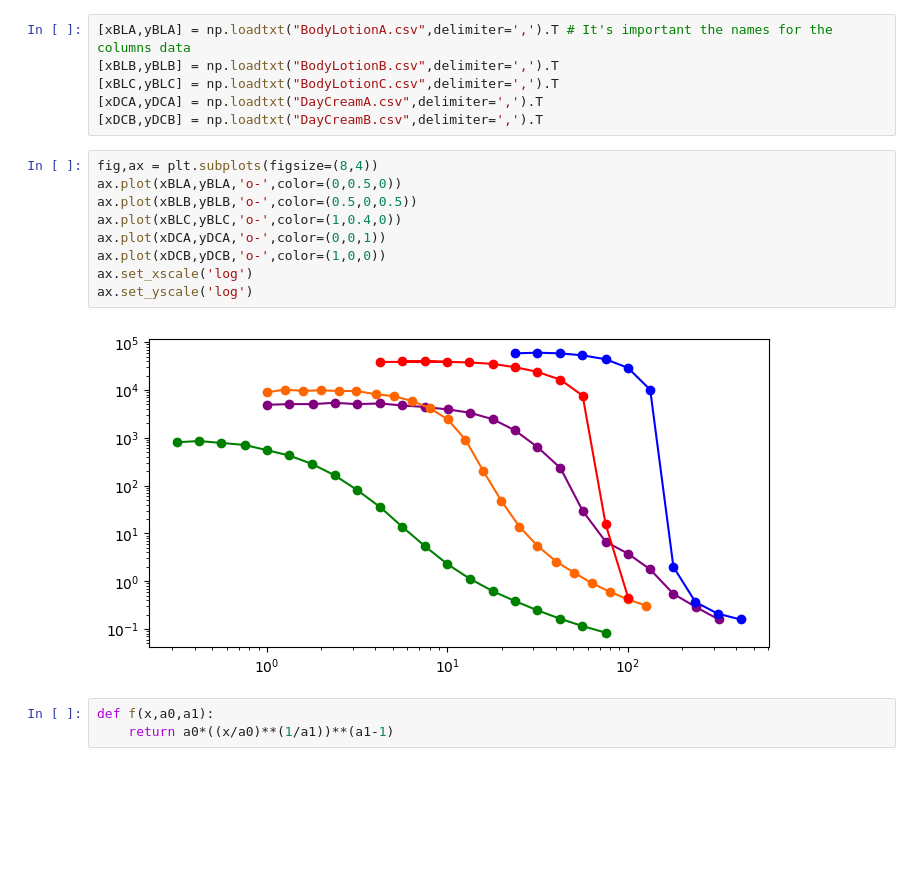
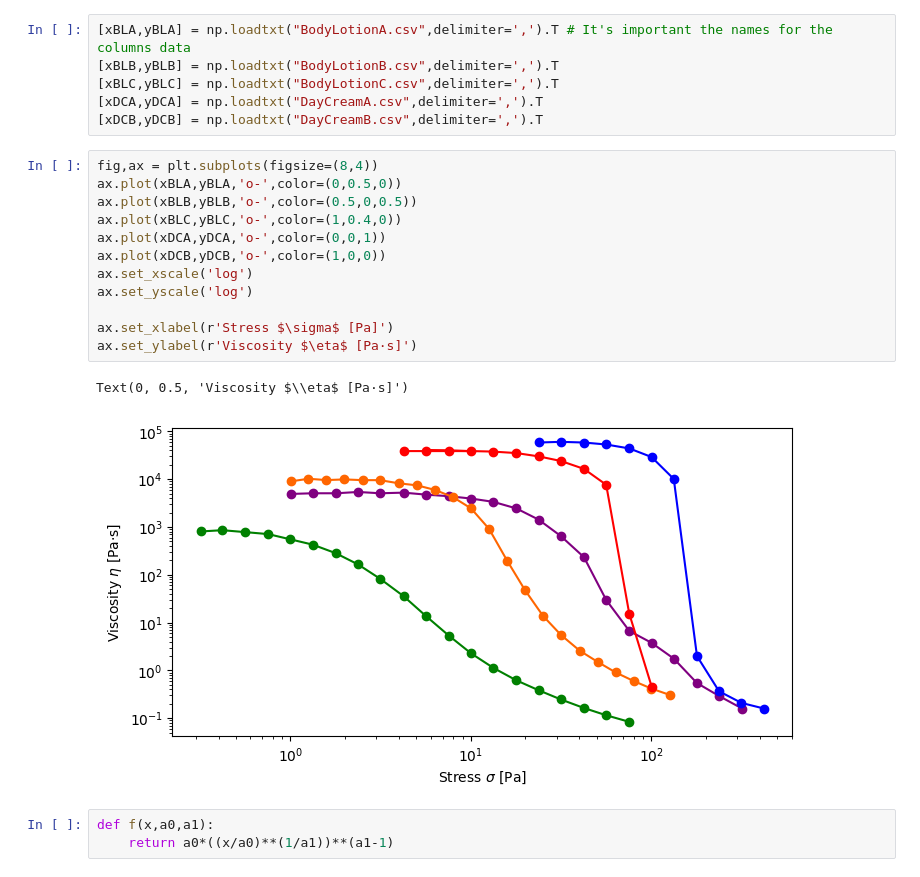
Before and after one commit to Ferraan/AdvancedFluidMechanics, a Jupyter notebook: 2-Rheology/Assignment2.ipynb, the cells around one changed output. Saved outputs shown, nothing was run; the diff lists cells and outputs as text; blank space fills up the shorter version.

```diff
--- a/2-Rheology/Assignment2.ipynb
+++ b/2-Rheology/Assignment2.ipynb
@@ -29,14 +29,18 @@ import scipy.optimize as opt
 # %%
 fig,ax = plt.subplots(figsize=(8,4))
 ax.plot(xBLA,yBLA,'o-',color=(0,0.5,0))
 ax.plot(xBLB,yBLB,'o-',color=(0.5,0,0.5))
 ax.plot(xBLC,yBLC,'o-',color=(1,0.4,0))
 ax.plot(xDCA,yDCA,'o-',color=(0,0,1))
 ax.plot(xDCB,yDCB,'o-',color=(1,0,0))
 ax.set_xscale('log')
 ax.set_yscale('log')
+
+ax.set_xlabel(r'Stress $\sigma$ [Pa]')
+ax.set_ylabel(r'Viscosity $\eta$ [Pa·s]')
 # %% [output]
+Text(0, 0.5, 'Viscosity $\\eta$ [Pa·s]')
-[figure, old version]
+[figure, new version]
 # %%
 def f(x,a0,a1):
     return a0*((x/a0)**(1/a1))**(a1-1)
```
Also changed, not shown: parts of 8 cells of this notebook.
